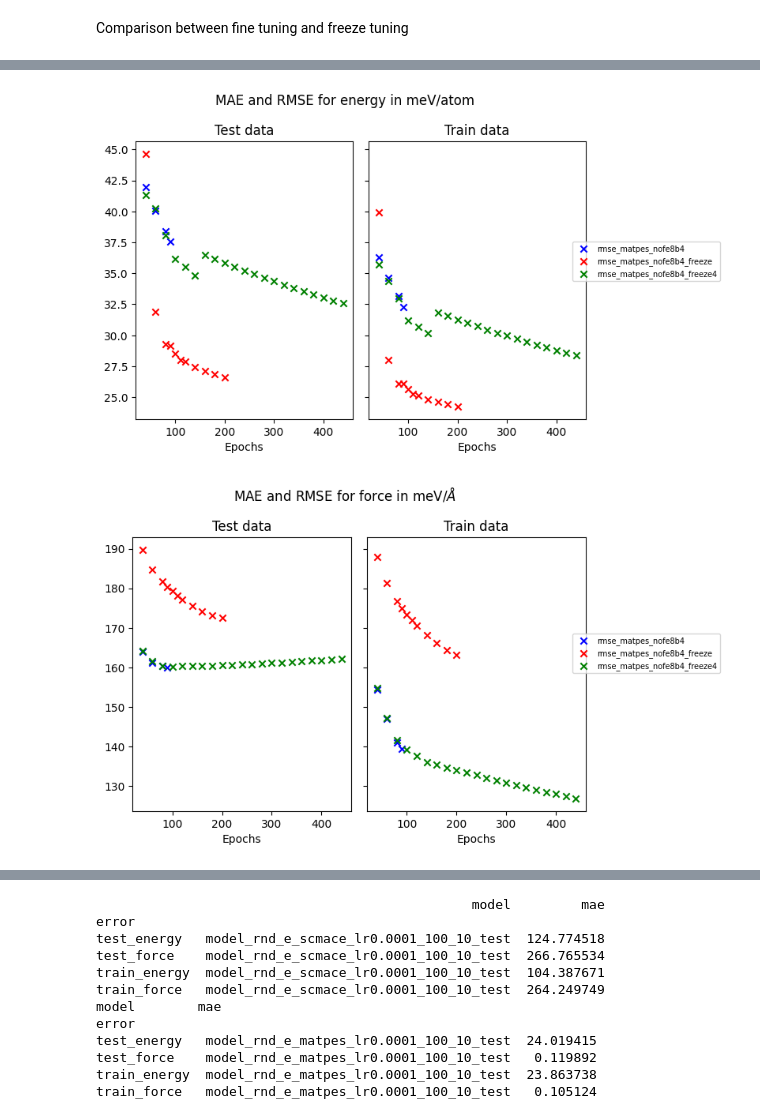
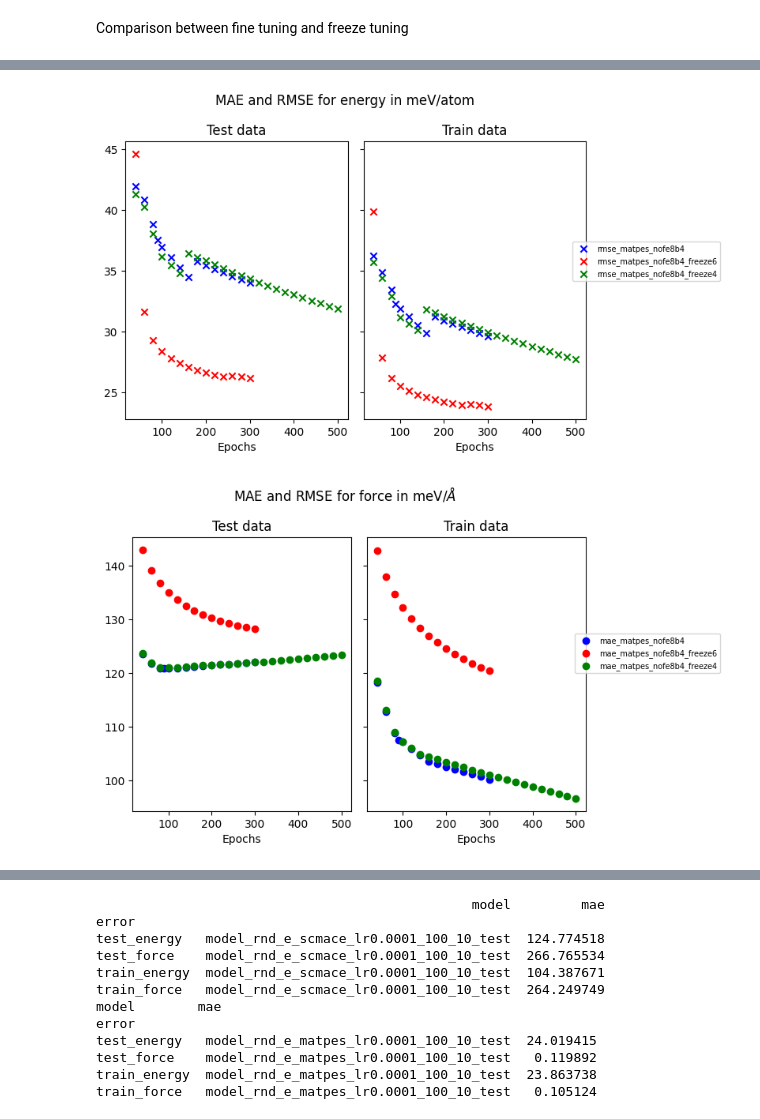
Before and after one commit to ShannonNCM/research_files, a Jupyter notebook: new_model/comparison.ipynb, the cells around one changed output, grey strips where cells are left out. Drawn from its saved outputs; the diff is of its cells as text; code cells hidden in the pictures.

```diff
--- a/new_model/comparison.ipynb
+++ b/new_model/comparison.ipynb
@@ -33,8 +33,9 @@ scmace = df.query('id == "scmace"')
 matpes = df.query('id == "matpes" & epochs != [500, 150]') #esto es ahorita que no quiero ver el de 500 epochs
 scmace_nofe8b4 = df.query('id == "scmace_nofe8b4"')
 matpes_nofe8b4 = df.query('id == "matpes_nofe8b4"')
-matpes_nofe8b4_freeze = df.query('id == "matpes_nofe8b4_freeze"')
+#matpes_nofe8b4_freeze = df.query('id == "matpes_nofe8b4_freeze"')
 matpes_nofe8b4_freeze4 = df.query('id == "matpes_nofe8b4_freeze_4"')
+matpes_nofe8b4_freeze6 = df.query('id == "matpes_nofe8b4_freeze_6"')
 # %% [markdown]
 MAE and RMSE for energy
 # %%
@@ -90,16 +65,16 @@ matpes_nofe8b4_freeze4
 # %%
 error_type = ['rmse']
 value = 'energy'
-models = [matpes_nofe8b4, matpes_nofe8b4_freeze, matpes_nofe8b4_freeze4]
-f.plot_global_error(models, error_type, ['matpes_nofe8b4', 'matpes_nofe8b4_freeze', 'matpes_nofe8b4_freeze4'], ['Test data', 'Train data'], value)
+models = [matpes_nofe8b4, matpes_nofe8b4_freeze6, matpes_nofe8b4_freeze4]
+f.plot_global_error(models, error_type, ['matpes_nofe8b4', 'matpes_nofe8b4_freeze6', 'matpes_nofe8b4_freeze4'], ['Test data', 'Train data'], value)
 # %% [output]
-[figure, old version]
+[figure, new version]
 # %%
-error_type = ['rmse']
+error_type = ['mae']
 value = 'force'
-models = [matpes_nofe8b4, matpes_nofe8b4_freeze, matpes_nofe8b4_freeze4]
-f.plot_global_error(models, error_type, ['matpes_nofe8b4', 'matpes_nofe8b4_freeze', 'matpes_nofe8b4_freeze4'], ['Test data', 'Train data'], value)
+models = [matpes_nofe8b4, matpes_nofe8b4_freeze6, matpes_nofe8b4_freeze4]
+f.plot_global_error(models, error_type, ['matpes_nofe8b4', 'matpes_nofe8b4_freeze6', 'matpes_nofe8b4_freeze4'], ['Test data', 'Train data'], value)
 # %% [output]
-[figure, old version]
+[figure, new version]
 # %%
 #err_comparison = pd.concat([matpes_nofe8b4.query('epochs == 80'),matpes_nofe8b4_freeze.query('epochs == 80')])
```
Also changed, not shown: parts of 17 cells of this notebook.
